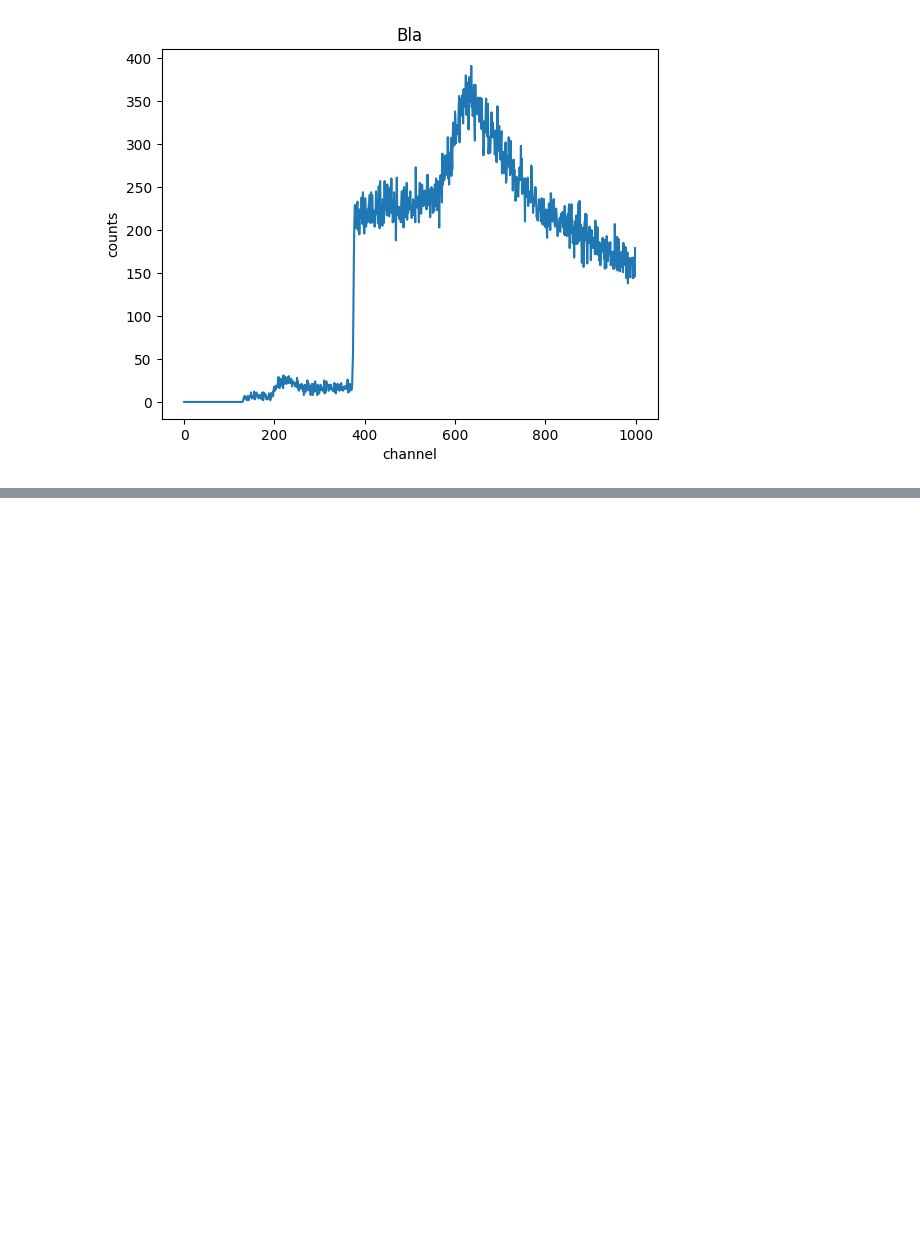
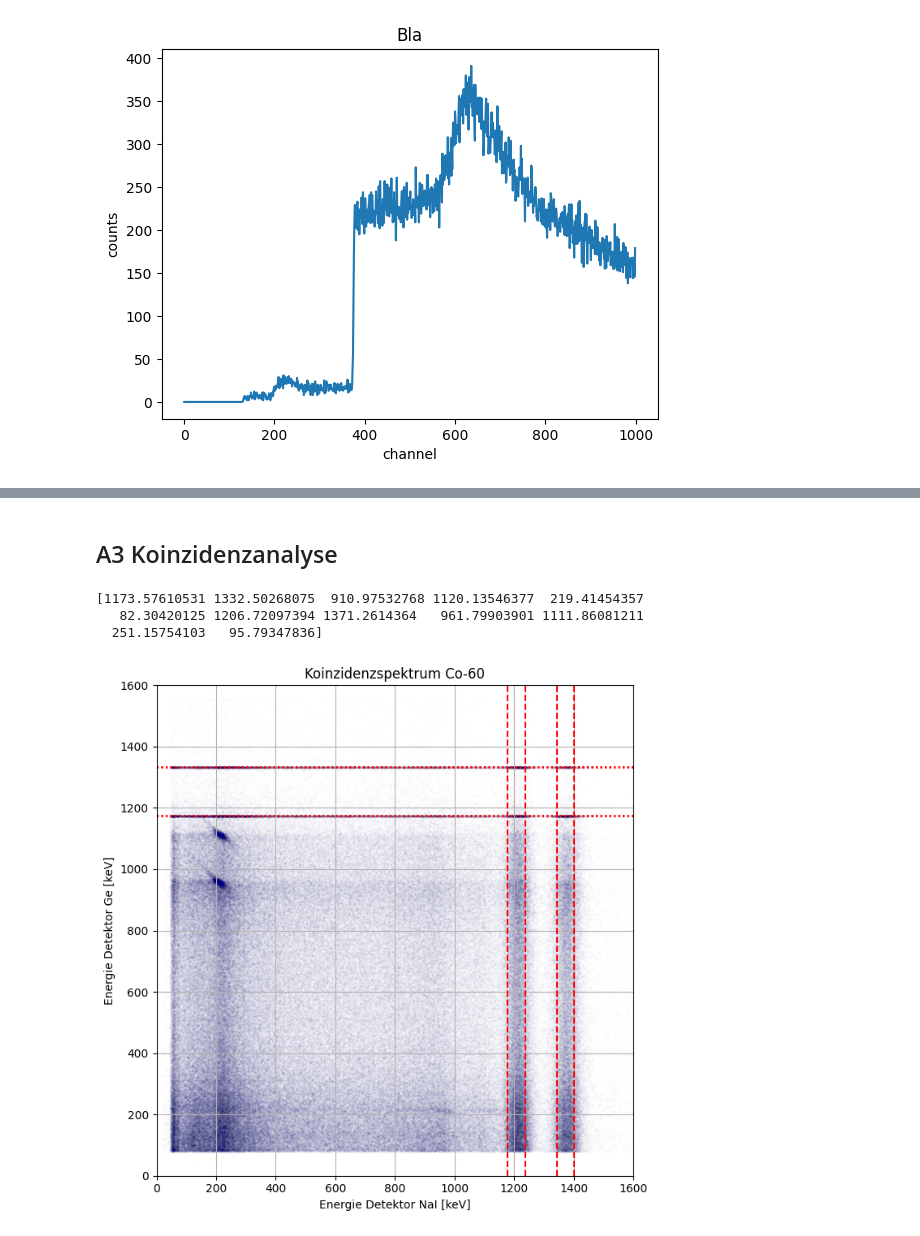
Before and after one commit to caesar2003/P4-Gamma-Coincidence-Spectroscopy, a Jupyter notebook: auswertung.ipynb, the cells around one changed output, grey strips where cells are left out. Saved outputs shown, nothing was run; the diff lists cells and outputs as text; code cells hidden in the pictures; blank space fills up the shorter version.

```diff
--- a/auswertung.ipynb
+++ b/auswertung.ipynb
@@ -544,0 +545,46 @@ Amplitude: 22.62, Mittelwert: 62.98, Sigma: 17.92
+# %% [markdown]
+## A3 Koinzidenzanalyse
+# %%
+
+index = 6
+print(peaks)
+# Aufteilen und in normale Listen umwandeln
+split_peaks = np.array([peaks[:index].tolist(), peaks[index:].tolist()])
+split_sigmas = np.array([sigmas[:index].tolist(), sigmas[index:].tolist()])
+
+
+import matplotlib.pyplot as plt
+
+xdata = Linear(Co60_co[:, 0], mn, cn) #NaI
+ydata = Linear(Co60_co[:, 1], mg, cg) #Ge
+
+a = 1
+
+vertical_lines = [split_peaks[1,0]-a*split_sigmas[1,0],split_peaks[1,0]+a*split_sigmas[1,0],split_peaks[1,1]-a*split_sigmas[1,1],split_peaks[1,1]+a*split_sigmas[1,1]]     # in keV, z. B. Co-60 Photopeaks
+horizontal_lines = [split_peaks[0,0]-a*split_sigmas[0,0],split_peaks[0,0]+a*split_sigmas[0,0],split_peaks[0,1]-a*split_sigmas[0,1],split_peaks[0,1]+a*split_sigmas[0,1]]   # gleiche Werte für y-Achse
+
+
+plt.figure(figsize=(7, 7))
+plt.scatter(xdata, ydata, s=1, alpha=0.02, marker=".", color='navy')  # kleine, transparente Punkte
+
+for vline in vertical_lines:
+    plt.axvline(x=vline, color='red', linestyle='--', linewidth=1.5, label=f'v = {vline} keV')
+
+# Horizontale Linien
+for hline in horizontal_lines:
+    plt.axhline(y=hline, color='red', linestyle=':', linewidth=1.5, label=f'h = {hline} keV')
+
+plt.xlabel("Energie Detektor NaI [keV]")
+plt.ylabel("Energie Detektor Ge [keV]")
+plt.title("Koinzidenzspektrum Co-60")
+plt.xlim(0, 1600)     # X-Achse z.B. von 0 bis 1500 keV
+plt.ylim(0, 1600)     # Y-Achse z.B. von 0 bis 1500 keV
+plt.grid(True)
+#plt.axis("equal")  # gleiches Seitenverhältnis
+plt.tight_layout()
+plt.show()
+# %% [output]
+[1173.57610531 1332.50268075  910.97532768 1120.13546377  219.41454357
+   82.30420125 1206.72097394 1371.2614364   961.79903901 1111.86081211
+  251.15754103   95.79347836]
+[figure, added]
```
Also changed, not shown: parts of 13 cells of this notebook.
